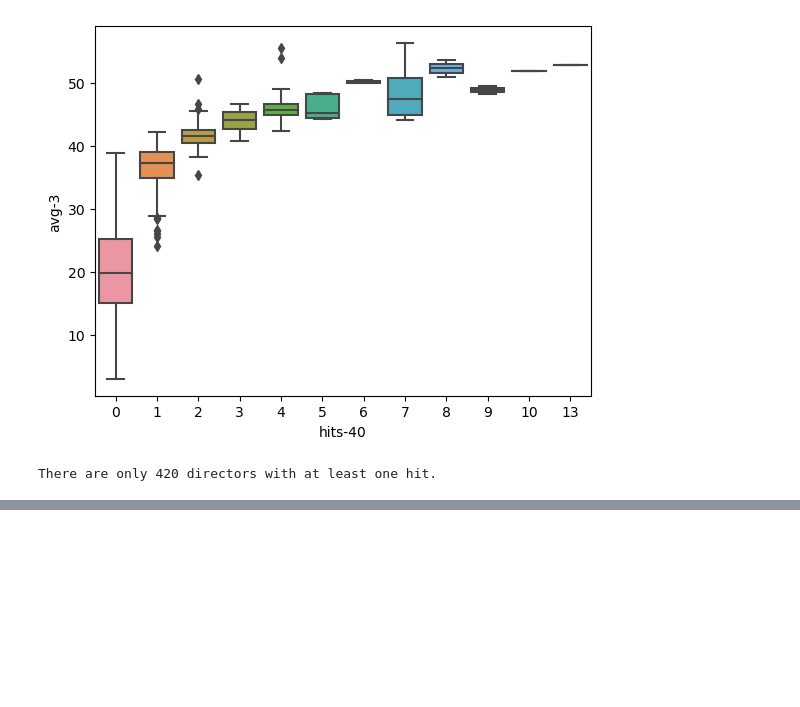
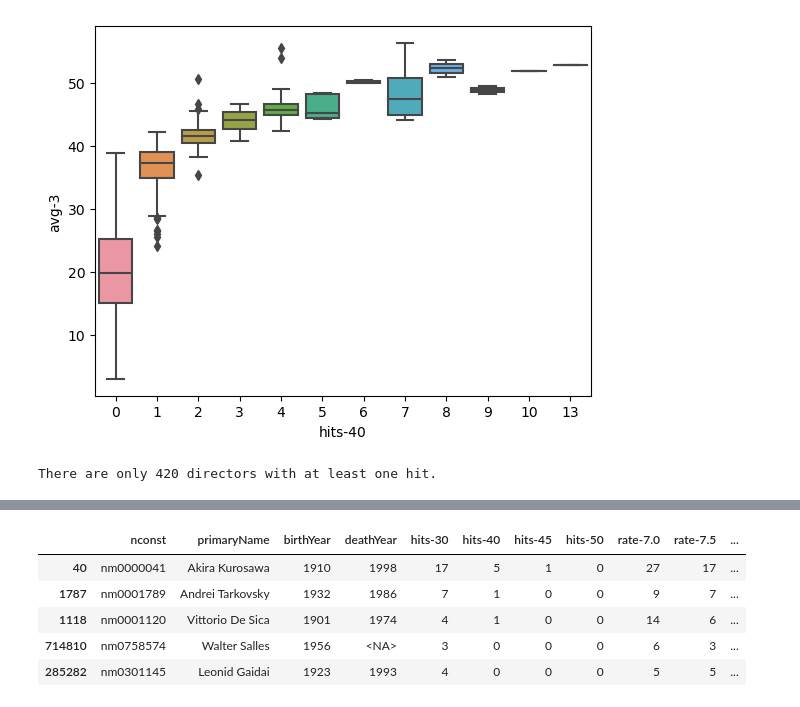
Before and after one commit to epfl-ada/ada-2023-project-crunchychicken, a Jupyter notebook: scores-sepehr.ipynb, the cells around one changed output, grey strips where cells are left out. Saved outputs shown, nothing was run; the diff lists cells and outputs as text; code cells hidden in the pictures; blank space fills up the shorter version.

```diff
--- a/scores-sepehr.ipynb
+++ b/scores-sepehr.ipynb
@@ -409,0 +436,9 @@ There are only 420 directors with at least one hit.
+# %%
+list_top_directors('Russia', top=5)
+# %% [output]
+|  | nconst | primaryName | birthYear | deathYear | hits-30 | hits-40 | hits-45 | hits-50 | rate-7.0 | rate-7.5 | ... |
+| 40 | nm0000041 | Akira Kurosawa | 1910 | 1998 | 17 | 5 | 1 | 0 | 27 | 17 | ... |
+| 1787 | nm0001789 | Andrei Tarkovsky | 1932 | 1986 | 7 | 1 | 0 | 0 | 9 | 7 | ... |
+| 1118 | nm0001120 | Vittorio De Sica | 1901 | 1974 | 4 | 1 | 0 | 0 | 14 | 6 | ... |
+| 714810 | nm0758574 | Walter Salles | 1956 | <NA> | 3 | 0 | 0 | 0 | 6 | 3 | ... |
+| 285282 | nm0301145 | Leonid Gaidai | 1923 | 1993 | 4 | 0 | 0 | 0 | 5 | 5 | ... |
```
Also changed, not shown: parts of 11 cells of this notebook.
